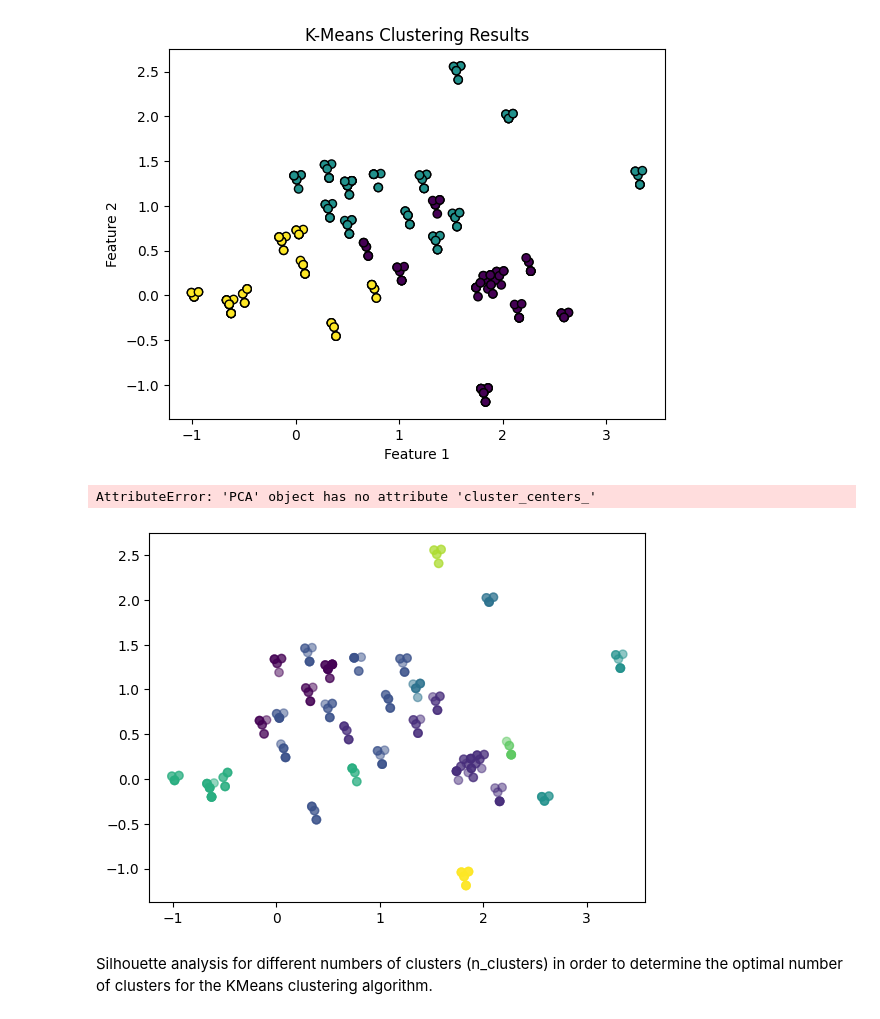
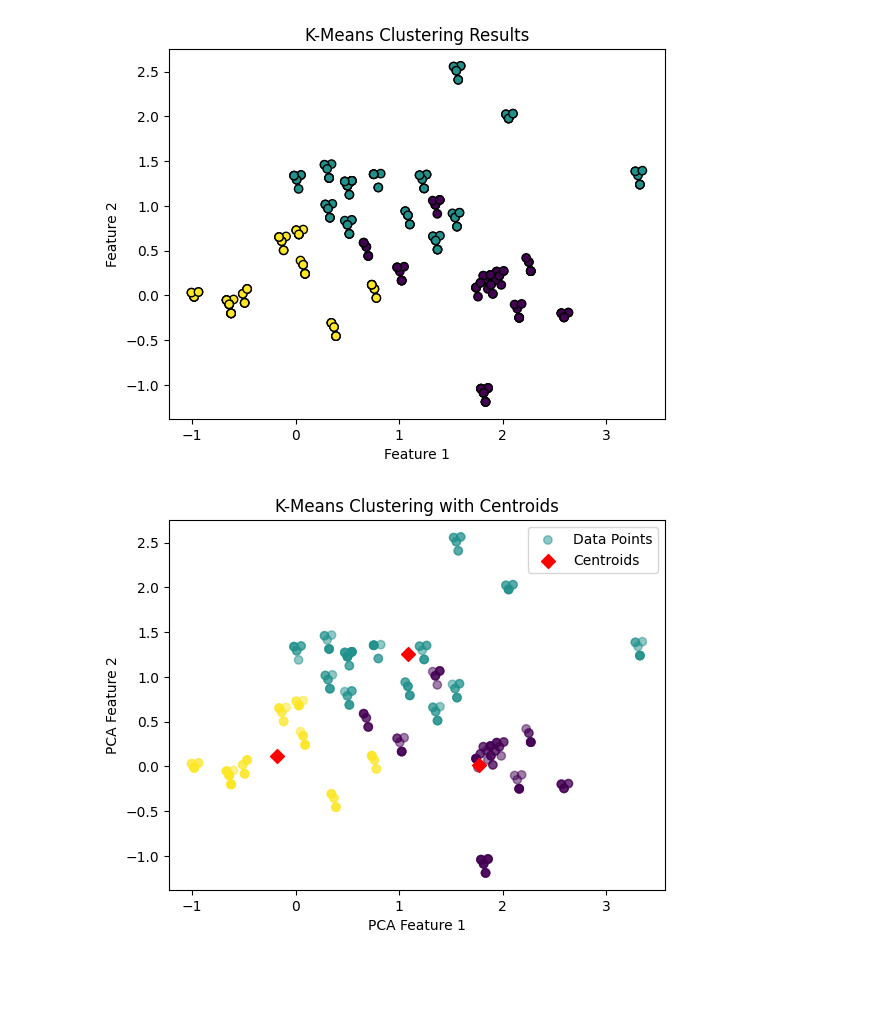
Before and after one commit to esoto15/text-tone-preference-analysis, a Jupyter notebook: PCA.ipynb, the cells around one changed output. Drawn from its saved outputs; the diff is of its cells as text; code cells hidden in the pictures; blank space fills up the shorter version.

```diff
--- a/data-analysis.ipynb
+++ b/PCA.ipynb
@@ -505,25 +509,17 @@ plt.show()
 # %% [output]
 [figure]
 # %%
-xs = pca_features[:,0]
-ys = pca_features[:,1]
+# Scatter plot of data points
+plt.scatter(pca_features[:, 0], pca_features[:, 1], c=cluster_labels, alpha=0.5, label='Data Points')
 
-plt.scatter(xs, ys, c=labels, alpha=0.5)
-# Assign the cluster centers: centroids
-centroids = model.cluster_centers_
-
-# Assign the columns of centroids: centroids_x, centroids_y
-centroids_x = centroids[:, 1]
-centroids_y = centroids[:, 2]
-
-
-# Make a scatter plot of centroids_x and centroids_y
-plt.scatter(centroids_x, centroids_y, marker='D', s=50, c='red')
+# Scatter plot of centroids
+plt.scatter(kmeans.cluster_centers_[:, 0], kmeans.cluster_centers_[:, 1], marker='D', s=50, c='red', label='Centroids')
 
 # Show the plot
+plt.legend()
+plt.title('K-Means Clustering with Centroids')
+plt.xlabel('PCA Feature 1')
+plt.ylabel('PCA Feature 2')
 plt.show()
 # %% [output]
-AttributeError: 'PCA' object has no attribute 'cluster_centers_'
-[figure, old version]
+[figure, new version]
-# %% [markdown]
-Silhouette analysis for different numbers of clusters (n_clusters) in order to determine the optimal number of clusters for the KMeans clustering algorithm.
```
Also changed, not shown: parts of 10 cells of this notebook, 1 other file.
